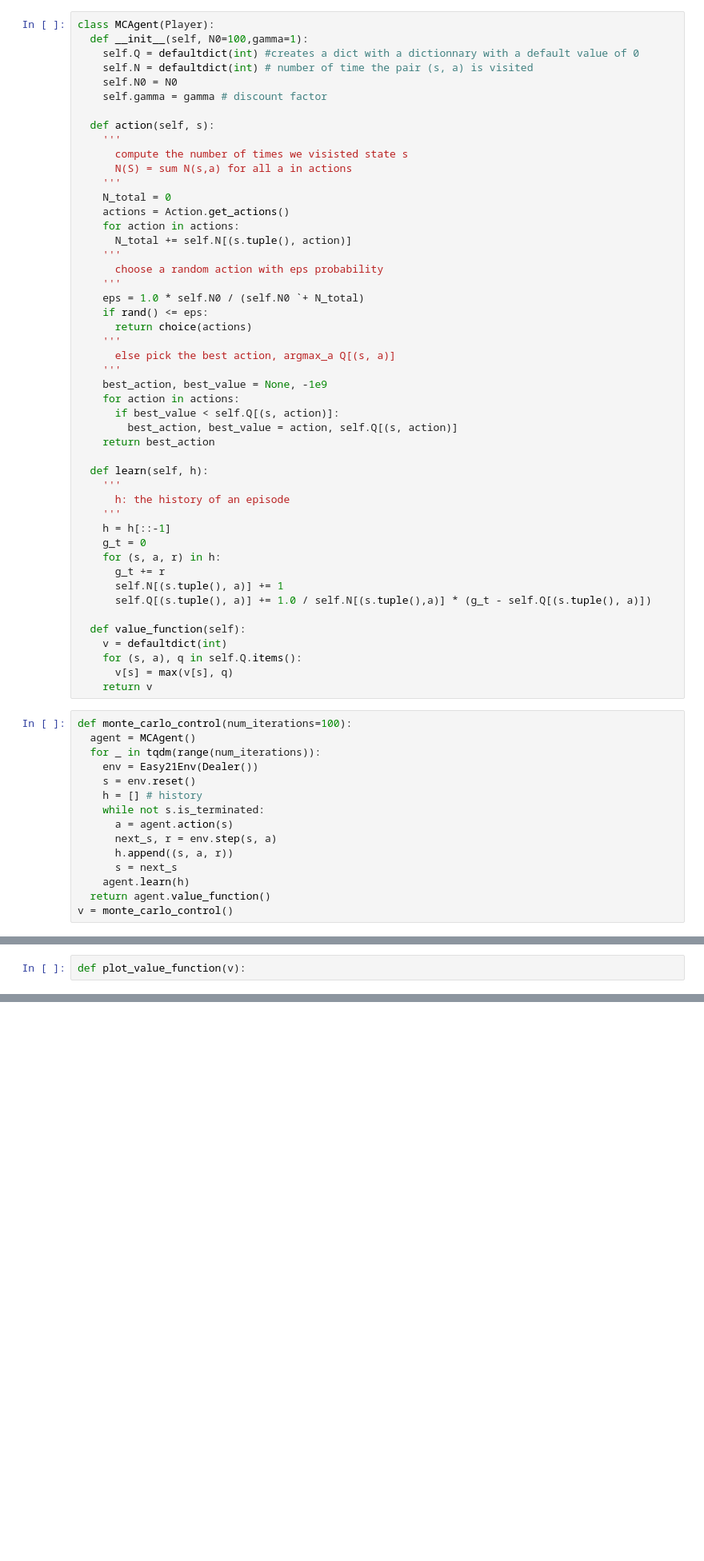
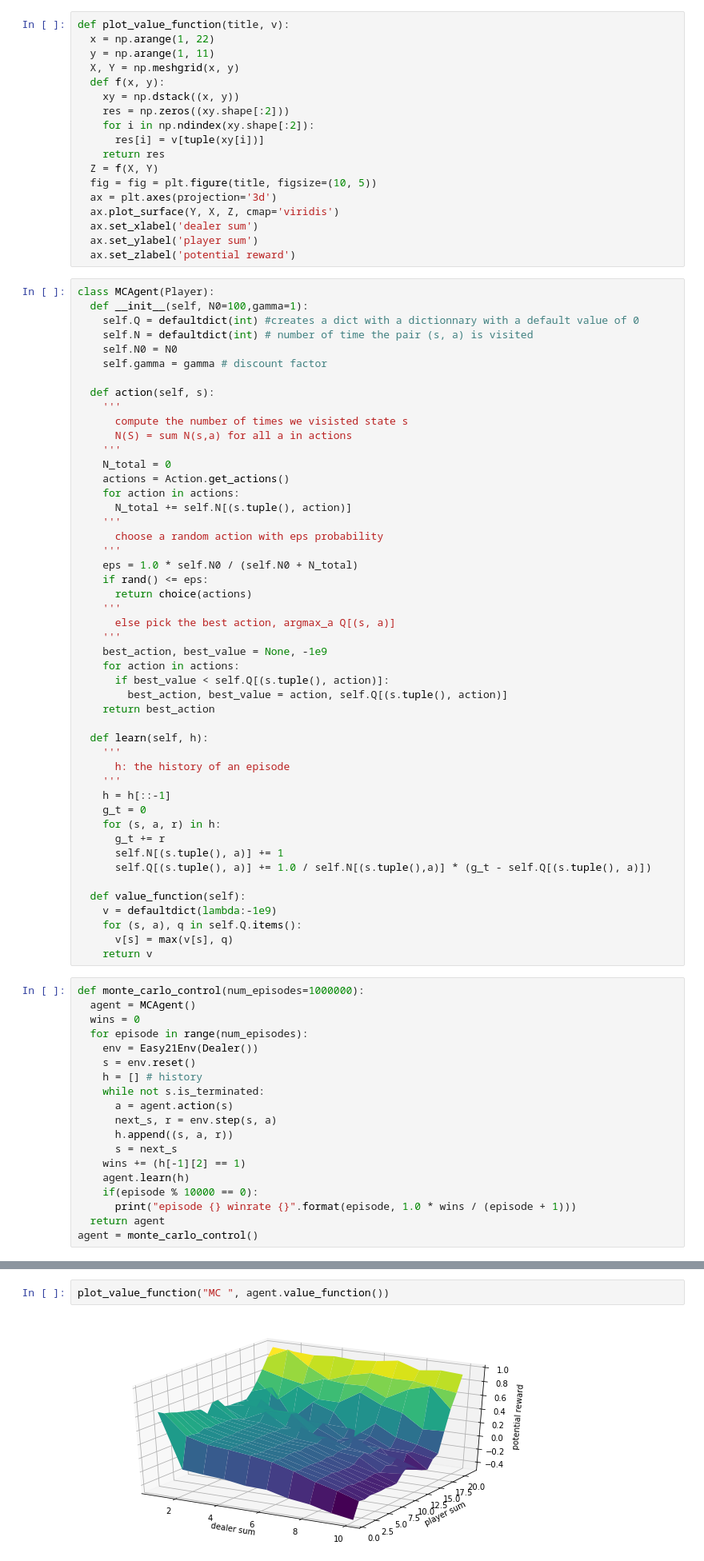
Before and after one commit to lionadis/Easy21, a Jupyter notebook: Easy21.ipynb, the cells around one changed output, grey strips where cells are left out. Shown: that part at 80% size. Drawn from its saved outputs; the diff is of its cells as text; blank space fills up the shorter version.

```diff
--- a/Easy21.ipynb
+++ b/Easy21.ipynb
@@ -109,6 +111,24 @@ Repeat forever
   *   $N(S_t,A_t) \leftarrow N(S_t,A_t) + 1$
   *   $Q(S_t, A_t) \leftarrow Q(S_t, A_t) + \frac{1}{N(S_t,A_t)}(G_t - Q(S_t,A_t))$
 3.   $\pi_{t+1} \leftarrow \epsilon{\text -}greedy(Q)$
+# %%
+def plot_value_function(title, v):
+  x = np.arange(1, 22)
+  y = np.arange(1, 11)
+  X, Y = np.meshgrid(x, y)
+  def f(x, y):
+    xy = np.dstack((x, y))
+    res = np.zeros((xy.shape[:2]))
+    for i in np.ndindex(xy.shape[:2]):
+      res[i] = v[tuple(xy[i])]
+    return res
+  Z = f(X, Y)
+  fig = fig = plt.figure(title, figsize=(10, 5))
+  ax = plt.axes(projection='3d')
+  ax.plot_surface(Y, X, Z, cmap='viridis')
+  ax.set_xlabel('dealer sum')
+  ax.set_ylabel('player sum')
+  ax.set_zlabel('potential reward')
 # %%
 class MCAgent(Player):
   def __init__(self, N0=100,gamma=1):
@@ -129,7 +149,7 @@ class MCAgent(Player):
     '''
       choose a random action with eps probability
     '''
-    eps = 1.0 * self.N0 / (self.N0 `+ N_total)
+    eps = 1.0 * self.N0 / (self.N0 + N_total)
     if rand() <= eps:
       return choice(actions)
     '''
@@ -137,8 +157,8 @@ class MCAgent(Player):
     '''
     best_action, best_value = None, -1e9
     for action in actions:
-      if best_value < self.Q[(s, action)]:
-        best_action, best_value = action, self.Q[(s, action)]
+      if best_value < self.Q[(s.tuple(), action)]:
+        best_action, best_value = action, self.Q[(s.tuple(), action)]
     return best_action
 
   def learn(self, h):
@@ -153,14 +173,15 @@ class MCAgent(Player):
       self.Q[(s.tuple(), a)] += 1.0 / self.N[(s.tuple(),a)] * (g_t - self.Q[(s.tuple(), a)])
 
   def value_function(self):
-    v = defaultdict(int)
+    v = defaultdict(lambda:-1e9)
     for (s, a), q in self.Q.items():
       v[s] = max(v[s], q)
     return v
 # %%
-def monte_carlo_control(num_iterations=100):
+def monte_carlo_control(num_episodes=1000000):
   agent = MCAgent()
-  for _ in tqdm(range(num_iterations)):
+  wins = 0
+  for episode in range(num_episodes):
     env = Easy21Env(Dealer())
     s = env.reset()
     h = [] # history
@@ -169,6 +190,9 @@ def monte_carlo_control(num_iterations=100):
       next_s, r = env.step(s, a)
       h.append((s, a, r))
       s = next_s
+    wins += (h[-1][2] == 1)
     agent.learn(h)
-  return agent.value_function()
-v = monte_carlo_control()
+    if(episode % 10000 == 0):
+      print("episode {} winrate {}".format(episode, 1.0 * wins / (episode + 1)))
+  return agent
+agent = monte_carlo_control()
@@ -175,2 +216,0 @@ v = monte_carlo_control()
-# %%
-def plot_value_function(v):
@@ -210,0 +217,4 @@ np.meshgrid(range(1,3),range(1,3))
+# %%
+plot_value_function("MC ", agent.value_function())
+# %% [output]
+[figure, added]
```
Also changed, not shown: parts of 14 cells of this notebook.
